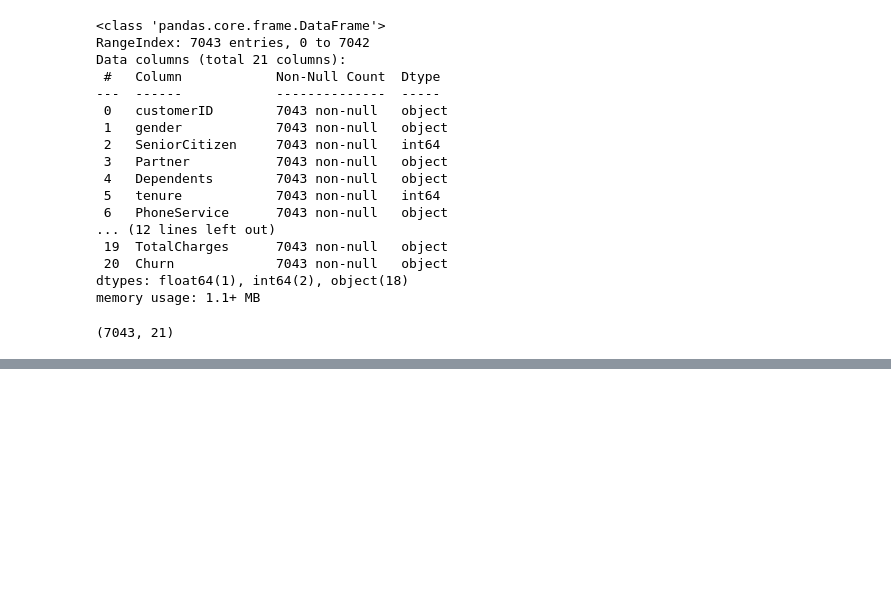
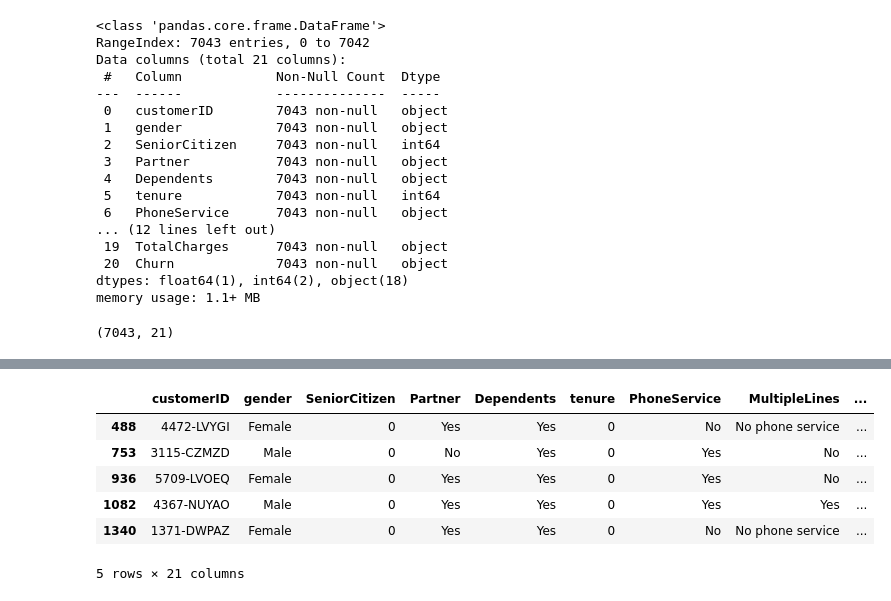
Before and after one commit to mherlypratama/Churn-Prediction, a Jupyter notebook: Scripts/ChurnPrediction.ipynb, the cells around one changed output, grey strips where cells are left out. Drawn from its saved outputs; the diff is of its cells as text; code cells hidden in the pictures; blank space fills up the shorter version.

```diff
--- a/Scripts/ChurnPrediction.ipynb
+++ b/Scripts/ChurnPrediction.ipynb
@@ -44,0 +75,13 @@ df.shape
+# %%
+# Ubah string kosong/spasi menjadi NaN (Not a Number)
+df['TotalCharges'] = df['TotalCharges'].replace(" ", pd.NA)
+
+# Konversi kolom menjadi tipe numeric (float)
+df['TotalCharges'] = pd.to_numeric(df['TotalCharges'])
+
+# Tangani nilai NaN (karena pelanggan baru dengan tenure=0 belum membayar, diisi dengan 0)
+df['TotalCharges'] = df['TotalCharges'].fillna(0)
+
+# Verifikasi perubahan tipe data
+print(df['TotalCharges'].dtype)
+df.info()
@@ -44,0 +106,10 @@ df.shape
+# %%
+df[df['TotalCharges'] == 0].head()
+# %% [output]
+|  | customerID | gender | SeniorCitizen | Partner | Dependents | tenure | PhoneService | MultipleLines | ... |
+| 488 | 4472-LVYGI | Female | 0 | Yes | Yes | 0 | No | No phone service | ... |
+| 753 | 3115-CZMZD | Male | 0 | No | Yes | 0 | Yes | No | ... |
+| 936 | 5709-LVOEQ | Female | 0 | Yes | Yes | 0 | Yes | No | ... |
+| 1082 | 4367-NUYAO | Male | 0 | Yes | Yes | 0 | Yes | Yes | ... |
+| 1340 | 1371-DWPAZ | Female | 0 | Yes | Yes | 0 | No | No phone service | ... |
+5 rows × 21 columns
```
Also changed, not shown: parts of 34 cells of this notebook.
